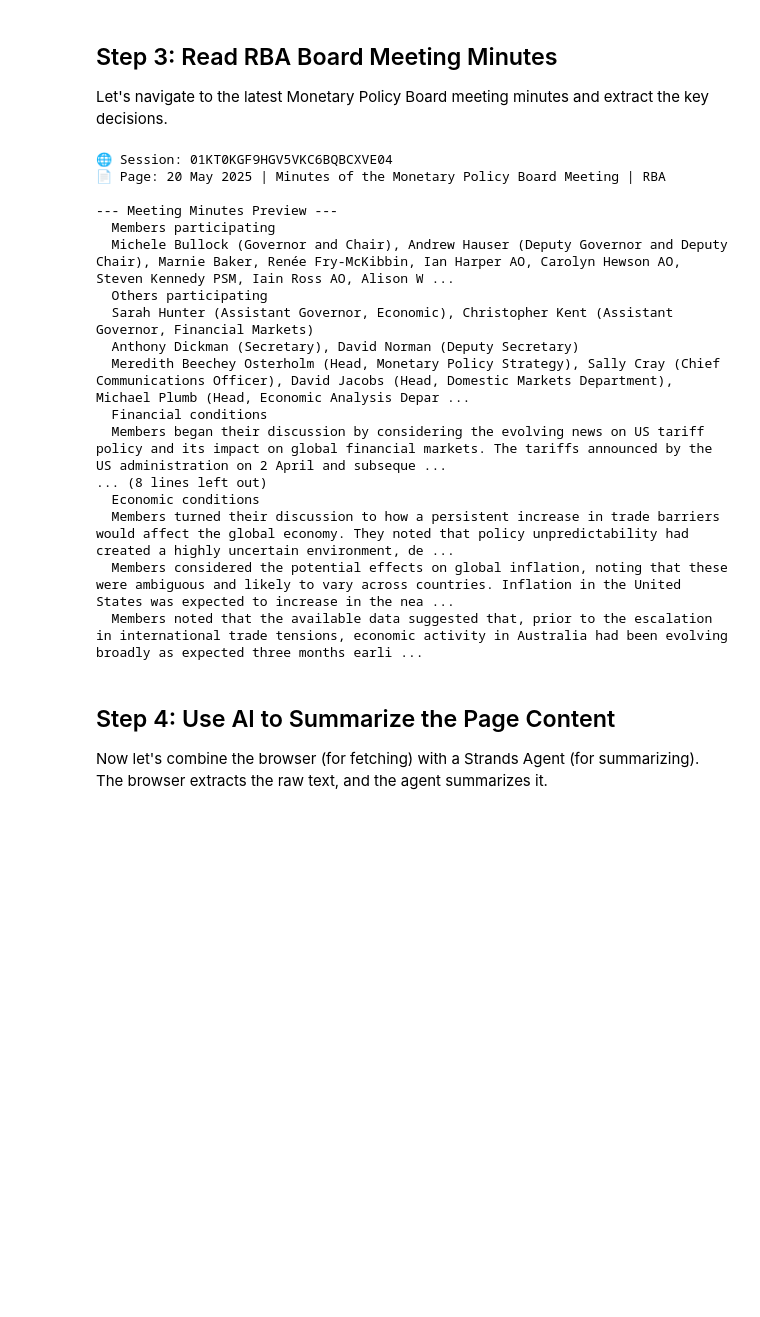
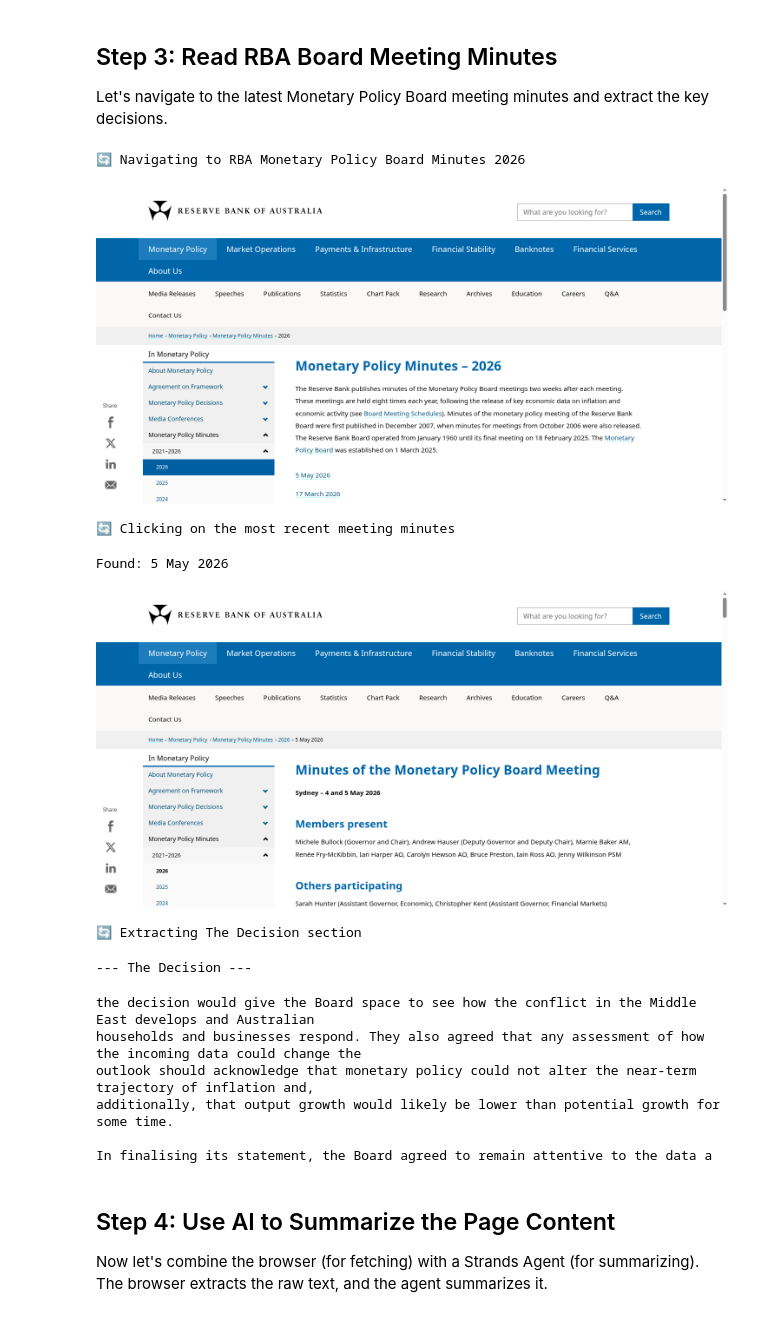
Before and after one commit to Zohaib-AWSCloud/Strands_Agent, a Jupyter notebook: 02-agentcore-browser/02-agentcore-browser.ipynb, the cells around one changed output. Drawn from its saved outputs; the diff is of its cells as text; code cells hidden in the pictures; blank space fills up the shorter version.

Commit message:
fix: Lab 02 Step 3 - find exact 'The decision' heading and extract only its content

```diff
--- a/02-agentcore-browser/02-agentcore-browser.ipynb
+++ b/02-agentcore-browser/02-agentcore-browser.ipynb
@@ -164,61 +161,59 @@ with browser_session(region, identifier=browser_id) as client:
     async with async_playwright() as playwright:
         browser = await playwright.chromium.connect_over_cdp(endpoint_url=ws_url, headers=headers)
         context = browser.contexts[0] if browser.contexts else await browser.new_context()
         page = context.pages[0] if context.pages else await context.new_page()
 
         # Step 1: Navigate to RBA Board Minutes 2026 index
         console.print('[cyan]🔄 Navigating to RBA Monetary Policy Board Minutes 2026[/cyan]')
         await page.goto('https://www.rba.gov.au/monetary-policy/rba-board-minutes/2026/', timeout=30000)
         await page.wait_for_timeout(5000)
         display_jpeg(await page.screenshot(), raw=True)
 
         # Step 2: Click the most recent meeting minutes link
         console.print('[cyan]🔄 Clicking on the most recent meeting minutes[/cyan]')
         link = await page.query_selector('a[href*="2026-"]')
         if link:
             text = await link.inner_text()
             console.print(f'[green]Found: {text}[/green]')
             await link.click()
             await page.wait_for_timeout(5000)
             display_jpeg(await page.screenshot(), raw=True)
 
         # Step 3: Scroll to The Decision section
         console.print('[cyan]🔄 Extracting The Decision section[/cyan]')
         content = await page.inner_text('body')
 
-        # Extract The Decision
-        lower_content = content.lower()
-        start = lower_content.find('the decision')
-        if start != -1:
-            end = content.find('\n\n\n', start + 20)
-            if end == -1 or end - start > 1000:
-                end = start + 500
-            decision = content[start:end].strip()
-        else:
-            decision = 'Decision section not found'
+        # Extract The Decision - find the exact heading and get the next paragraph
+        lines = content.split('\n')
+        decision = ''
+        for i, line in enumerate(lines):
+            if line.strip() == 'The decision':
+                # Get the next non-empty lines (the decision content)
+                for j in range(i+1, min(i+5, len(lines))):
+                    if lines[j].strip() and 'Framework' not in lines[j] and 'More on' not in lines[j]:
+                        decision += lines[j].strip() + '\n'
+                    elif lines[j].strip() and ('Framework' in lines[j] or 'More on' in lines[j]):
+                        break
+                break
 
         console.print(f'[green]\n--- The Decision ---[/green]')
-        console.print(decision)
+        console.print(decision if decision else 'Decision section not found')
 
         await browser.close()
 # %% [output]
-🌐 Session: 01KT0KGF9HGV5VKC6BQBCXVE04
-📄 Page: 20 May 2025 | Minutes of the Monetary Policy Board Meeting | RBA
-
---- Meeting Minutes Preview ---
-  Members participating
-  Michele Bullock (Governor and Chair), Andrew Hauser (Deputy Governor and Deputy Chair), Marnie Baker, Renée Fry‑McKibbin, Ian Harper AO, Carolyn Hewson AO, Steven Kennedy PSM, Iain Ross AO, Alison W ...
-  Others participating
-  Sarah Hunter (Assistant Governor, Economic), Christopher Kent (Assistant Governor, Financial Markets)
-  Anthony Dickman (Secretary), David Norman (Deputy Secretary)
-  Meredith Beechey Osterholm (Head, Monetary Policy Strategy), Sally Cray (Chief Communications Officer), David Jacobs (Head, Domestic Markets Department), Michael Plumb (Head, Economic Analysis Depar ...
-  Financial conditions
-  Members began their discussion by considering the evolving news on US tariff policy and its impact on global financial markets. The tariffs announced by the US administration on 2 April and subseque ...
-... (8 lines left out)
-  Economic conditions
-  Members turned their discussion to how a persistent increase in trade barriers would affect the global economy. They noted that policy unpredictability had created a highly uncertain environment, de ...
-  Members considered the potential effects on global inflation, noting that these were ambiguous and likely to vary across countries. Inflation in the United States was expected to increase in the nea ...
-  Members noted that the available data suggested that, prior to the escalation in international trade tensions, economic activity in Australia had been evolving broadly as expected three months earli ...
+🔄 Navigating to RBA Monetary Policy Board Minutes 2026
+[figure, added]
+🔄 Clicking on the most recent meeting minutes
+Found: 5 May 2026
+[figure, added]
+🔄 Extracting The Decision section
+--- The Decision ---
+the decision would give the Board space to see how the conflict in the Middle East develops and Australian
+households and businesses respond. They also agreed that any assessment of how the incoming data could change the
+outlook should acknowledge that monetary policy could not alter the near-term trajectory of inflation and,
+additionally, that output growth would likely be lower than potential growth for some time.
+
+In finalising its statement, the Board agreed to remain attentive to the data a
 # %% [markdown]
 ## Step 4: Use AI to Summarize the Page Content
 
```
Also changed, not shown: parts of 1 cell of this notebook.
